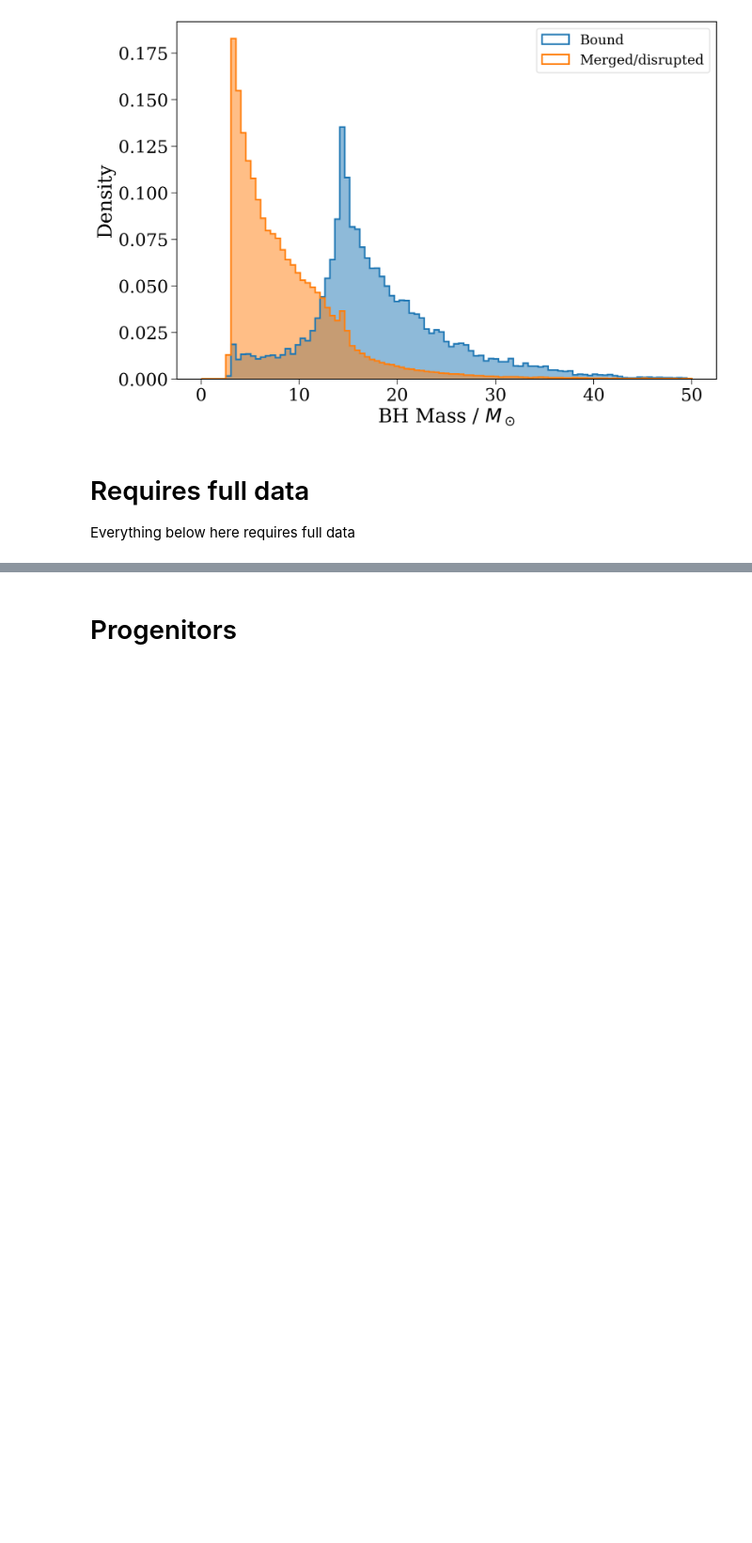
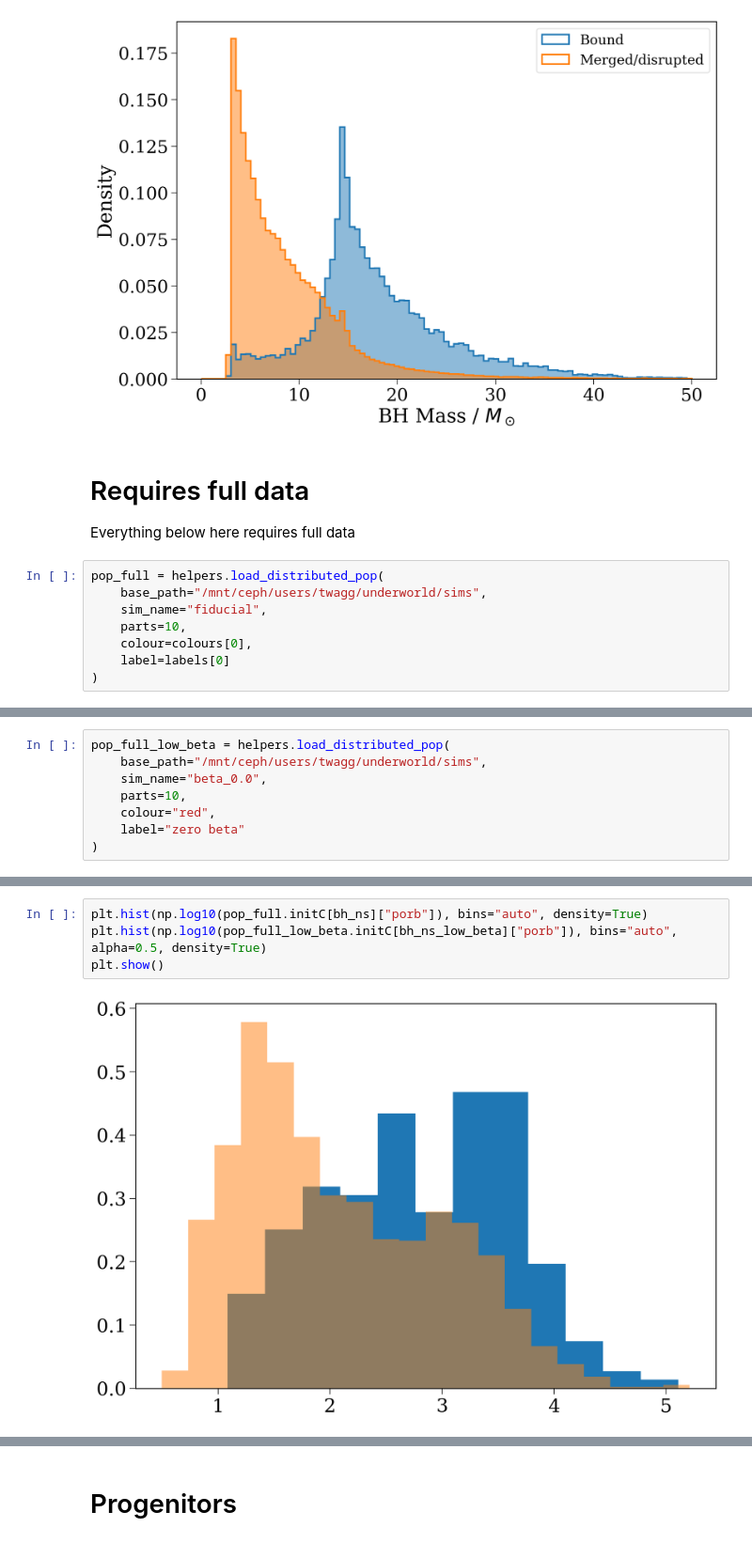
Before and after one commit to TomWagg/underworld, a Jupyter notebook: analysis/fiducial.ipynb, the cells around one changed output, grey strips where cells are left out. Shown at 94% size. Cells and saved outputs as stored; diff of their text form; blank space fills up the shorter version.

```diff
--- a/analysis/fiducial.ipynb
+++ b/analysis/fiducial.ipynb
@@ -432,3 +432,11 @@ ax.set(
 # Requires full data
 
 Everything below here requires full data
+# %%
+pop_full = helpers.load_distributed_pop(
+    base_path="/mnt/ceph/users/twagg/underworld/sims",
+    sim_name="fiducial",
+    parts=10,
+    colour=colours[0],
+    label=labels[0]
+)
@@ -434,0 +455,8 @@ Everything below here requires full data
+# %%
+pop_full_low_beta = helpers.load_distributed_pop(
+    base_path="/mnt/ceph/users/twagg/underworld/sims",
+    sim_name="beta_0.0",
+    parts=10,
+    colour="red",
+    label="zero beta"
+)
@@ -434,0 +575,6 @@ Everything below here requires full data
+# %%
+plt.hist(np.log10(pop_full.initC[bh_ns]["porb"]), bins="auto", density=True)
+plt.hist(np.log10(pop_full_low_beta.initC[bh_ns_low_beta]["porb"]), bins="auto", alpha=0.5, density=True)
+plt.show()
+# %% [output]
+[figure, added]
```
Also changed, not shown: parts of 12 cells of this notebook, 9 other files.
